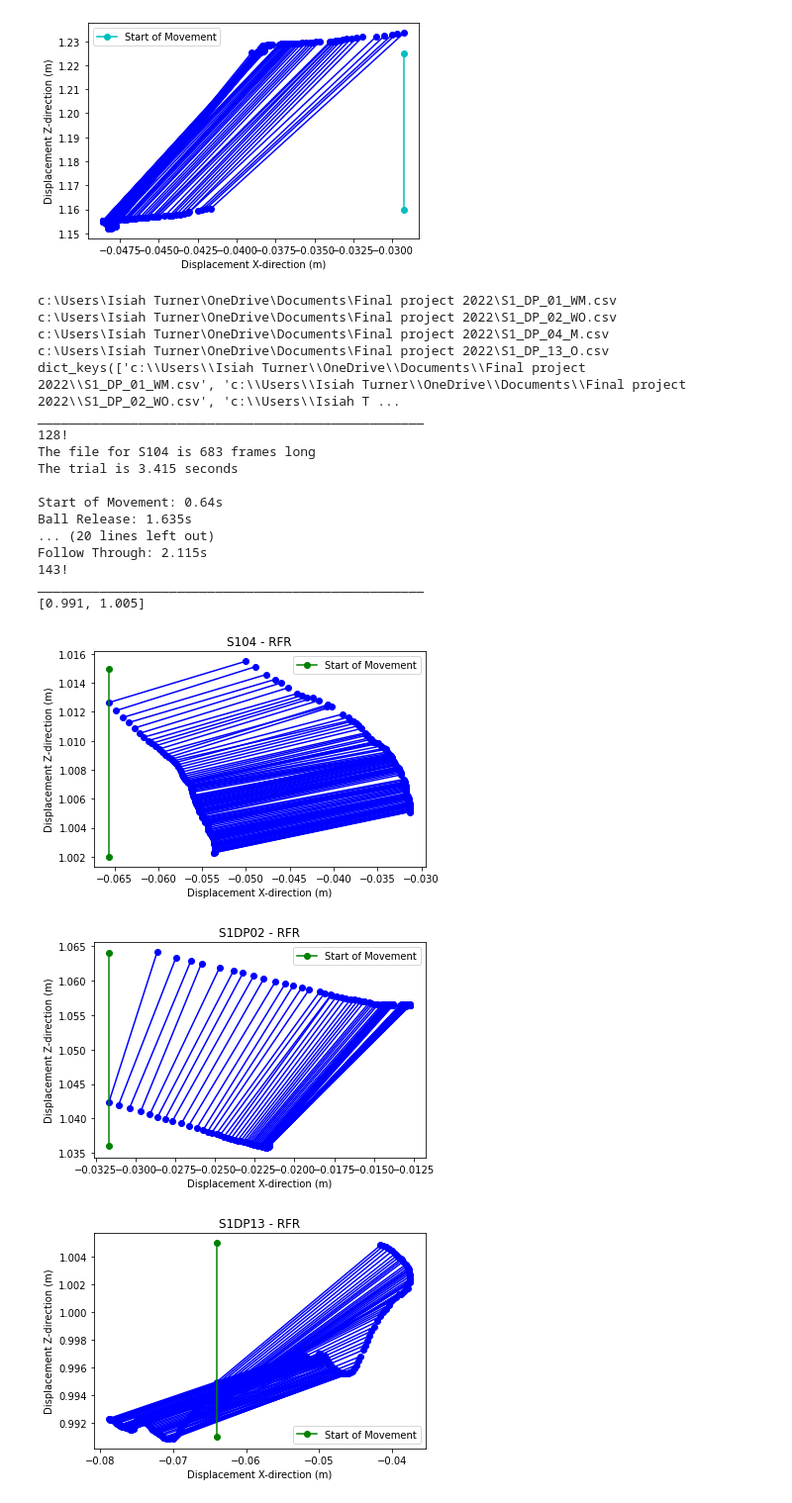
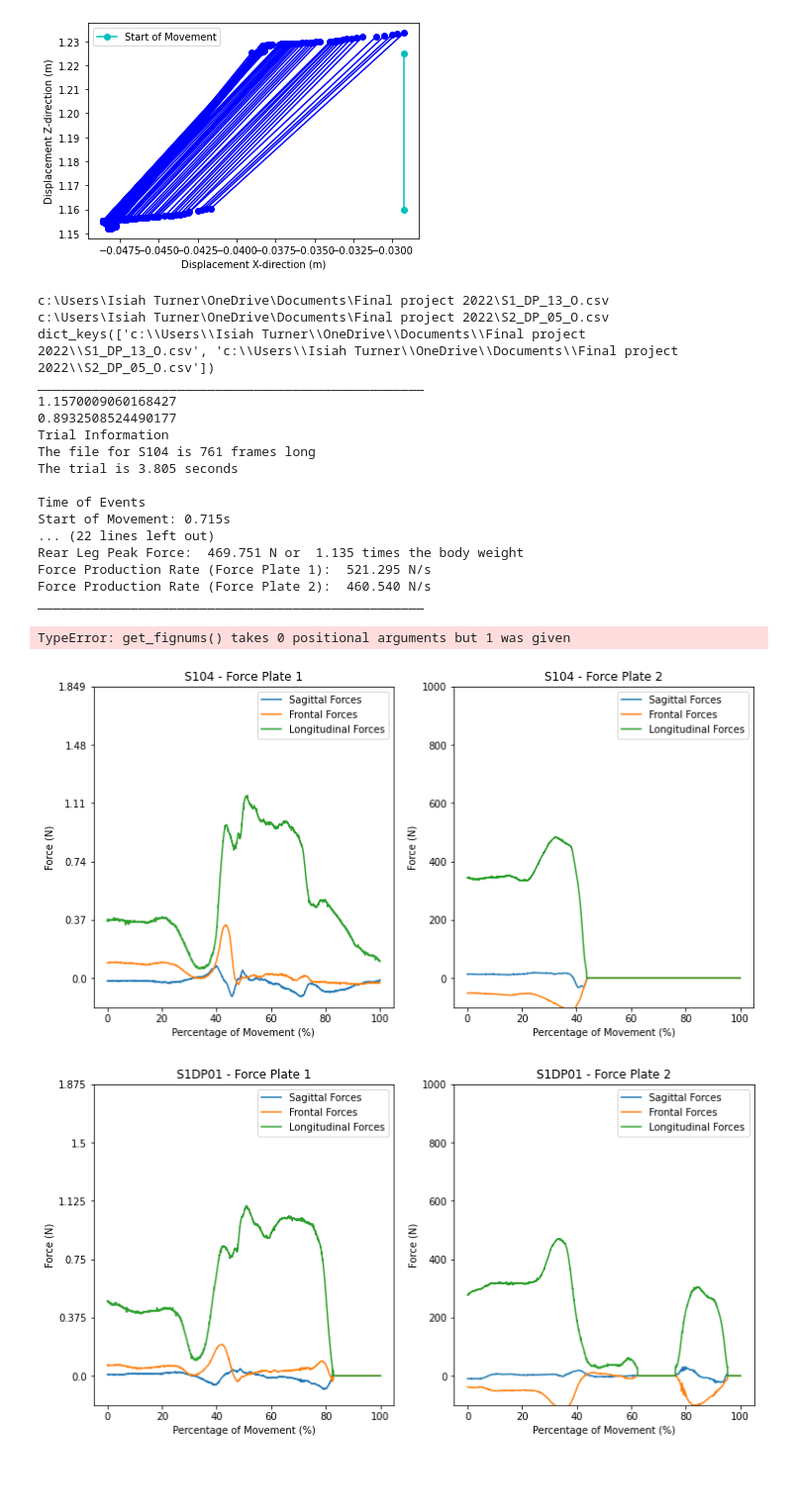
Before and after one commit to isiahturner/Final-project-2022, a Jupyter notebook: Test2.ipynb, the cells around one changed output. Shown at 99% size. Saved outputs shown, nothing was run; the diff lists cells and outputs as text; code cells hidden in the pictures; blank space fills up the shorter version.

```diff
--- a/Test2.ipynb
+++ b/Test2.ipynb
@@ -267,7 +267,7 @@ for file in files:
     # Takes the imported dataframe and isolates the last names into a data series
 
     filesToCombine[f'{file}'] = columnCheck
-    maxCols[f'{file}'] = len(columnCheck.columns)
+    #maxCols[f'{file}'] = len(columnCheck.columns)
     # Using the function that filters the last name based on the letter you want
 
     # Convert the list of filtered names into a data series
@@ -276,6 +276,7 @@ for file in files:
     # Add the new data series to the list
 print(filesToCombine.keys())
 print('_____' * 10)
+
 def graphSegment(dataset, colX1, colZ1, colX2, colZ2, startRange, endRange, titleName, firstLine = 0, secondLine = 0, thirdLine = 0):
     # * The function plots the segment between two markers to visualize the segment's movement over time.
     # * Due to the amount of data points, the function is created so you can splice the dataset to visualize
@@ -375,7 +376,10 @@ def visualizeForces(data5, titleName):
 
     x = list(np.arange(0, len(data5.iloc[:]['FP1'])))
     for counter in range(len(x)):
-        x[counter] = x[counter]/1000
+        # x[counter] = x[counter]/1000
+        x[counter] = (x[counter]/len(x)) * 100
+
+    bodyWeight = data5.iloc[0]['FP1.2'] + data5.iloc[0]['FP2.2']
 
     fig, (ax1, ax2) = plt.subplots(1, 2, figsize = (12, 6))
 
@@ -388,10 +392,20 @@ def visualizeForces(data5, titleName):
     ax2.plot(x, data5.iloc[:]['FP2.2'], label = 'Longitudinal Forces')
 
     ax1.set_title(titleName + ' - Force Plate 1')
+    ax1.set_xlabel('Percentage of Movement (%)')
+    ax1.set_ylabel('Force (N)')
+
     ax1.set_ylim(-100, 1000)
+    y = np.array([0, 200, 400, 600, 800, 1000])
+    ticks = [round(0/bodyWeight, 3), round(200/bodyWeight, 3), round(400/bodyWeight, 3), round(600/bodyWeight, 3),
+    round(800/bodyWeight, 3), round(1000/bodyWeight, 3)]
+    ax1.set_yticks(y, ticks)
+
     ax1.legend()
 
     ax2.set_title(titleName + ' - Force Plate 2')
+    ax2.set_xlabel('Percentage of Movement (%)')
+    ax2.set_ylabel('Force (N)')
     ax2.set_ylim(-100, 1000)
     ax2.legend()
 
@@ -423,7 +437,7 @@ def visualizeForces(data5, titleName):
 def forceComparison(**kwargs):
     #The function brings in as many data sets as you want as keyword arguments
     figureList = []
-    yPeak = 0
+
     for titleName, dataset in kwargs.items():
         #Do something
         # Perform the initial report
@@ -442,7 +456,9 @@ def forceComparison(**kwargs):
 
         # Running the function that visualizes the forces and gives peak force
         currentFigure, peakForce1, peakForce2, forceRateFP1, forceRateFP2 = visualizeForces(dataset, f'{titleName}')
-
+        bodyWeight = dataset.iloc[0]['FP1.2'] + dataset.iloc[0]['FP2.2']
+        print(peakForce1 / bodyWeight)
+        print(peakForce2/bodyWeight)
         figureList.append(currentFigure)
 
         # Visualizing/Communicating the total frame length and the trial times
@@ -456,8 +472,8 @@ def forceComparison(**kwargs):
         print(f'Follow Through: {followThrough/200}s')
         print(" ")
         print(fontstyle.apply('Force Data', 'BOLD/BLACK/WHITE_BG'))
-        print(f'Lead Leg Peak Force: {peakForce1: .3f} N')
-        print(f'Rear Leg Peak Force: {peakForce2: .3f} N')
+        print(f'Lead Leg Peak Force: {peakForce1: .3f} N or {bodyWeight/peakForce1: .3f} times the body weight')
+        print(f'Rear Leg Peak Force: {peakForce2: .3f} N or {bodyWeight/peakForce2: .3f} times the body weight')
         print(f'Force Production Rate (Force Plate 1): {forceRateFP1: .3f} N/s')
         print(f'Force Production Rate (Force Plate 2): {forceRateFP2: .3f} N/s')
         print('_____' * 10)
@@ -491,53 +507,53 @@ def segmentComparison(**kwargs):
         print(f'The trial is {trialLength} seconds')
         print(" ")
         print(f'Start of Movement: {footStrike/200}s')
         print(f'Ball Release: {ballRelease/200}s')
         print(f'Follow Through: {followThrough/200}s')
 
         print(f'{footStrike}!')
         print('_____' * 10)
 
         currentFigure = graphSegment(dataset, 'RFR1', 'RFR1.2', 'RFR3', 'RFR3.2', 0, footStrike, titleName, firstLine = footStrike, secondLine = ballRelease, thirdLine = followThrough)
 
         figureList.append(currentFigure)
 
     return figureList
 
 
-# forceFigures = forceComparison(S104 = filesToCombine['c:\\Users\\Isiah Turner\\OneDrive\\Documents\\Final project 2022\\S1_DP_04_M.csv'],
-# S1DP01 = filesToCombine['c:\\Users\\Isiah Turner\\OneDrive\\Documents\\Final project 2022\\S1_DP_01_WM.csv'],
+forceFigures = forceComparison(S104 = filesToCombine['c:\\Users\\Isiah Turner\\OneDrive\\Documents\\Final project 2022\\S1_DP_13_O.csv'],
+S1DP01 = filesToCombine['c:\\Users\\Isiah Turner\\OneDrive\\Documents\\Final project 2022\\S2_DP_05_O.csv'])
+
+# segmentFigures = segmentComparison(S104 = filesToCombine['c:\\Users\\Isiah Turner\\OneDrive\\Documents\\Final project 2022\\S1_DP_04_M.csv'],
+# S1DP02 = filesToCombine['c:\\Users\\Isiah Turner\\OneDrive\\Documents\\Final project 2022\\S1_DP_01_WM.csv'],
 # S1DP13 = filesToCombine['c:\\Users\\Isiah Turner\\OneDrive\\Documents\\Final project 2022\\S1_DP_13_O.csv'])
 
-segmentFigures = segmentComparison(S104 = filesToCombine['c:\\Users\\Isiah Turner\\OneDrive\\Documents\\Final project 2022\\S1_DP_04_M.csv'],
-S1DP02 = filesToCombine['c:\\Users\\Isiah Turner\\OneDrive\\Documents\\Final project 2022\\S1_DP_01_WM.csv'],
-S1DP13 = filesToCombine['c:\\Users\\Isiah Turner\\OneDrive\\Documents\\Final project 2022\\S1_DP_13_O.csv'])
-
-#plt.show(forceFigures[0])
+# for figNum in plt.get_fignums():
+#     print(type(figNum))
 # plt.show(forceFigures[2])
 
 ###Checks
 #print(filesToCombine['c:\\Users\\Isiah Turner\\OneDrive\\Documents\\Final project 2022\\S1_DP_01_WM.csv'].iloc[0]['Foot Strike'])
 #print(maxCols['c:\\Users\\Isiah Turner\\OneDrive\\Documents\\Final project 2022\\S1_DP_01_WM.csv'])
 
 # print(x)
 # %% [output]
-c:\Users\Isiah Turner\OneDrive\Documents\Final project 2022\S1_DP_01_WM.csv
-c:\Users\Isiah Turner\OneDrive\Documents\Final project 2022\S1_DP_02_WO.csv
-c:\Users\Isiah Turner\OneDrive\Documents\Final project 2022\S1_DP_04_M.csv
 c:\Users\Isiah Turner\OneDrive\Documents\Final project 2022\S1_DP_13_O.csv
-dict_keys(['c:\\Users\\Isiah Turner\\OneDrive\\Documents\\Final project 2022\\S1_DP_01_WM.csv', 'c:\\Users\\Isiah Turner\\OneDrive\\Documents\\Final project 2022\\S1_DP_02_WO.csv', 'c:\\Users\\Isiah T ...
+c:\Users\Isiah Turner\OneDrive\Documents\Final project 2022\S2_DP_05_O.csv
+dict_keys(['c:\\Users\\Isiah Turner\\OneDrive\\Documents\\Final project 2022\\S1_DP_13_O.csv', 'c:\\Users\\Isiah Turner\\OneDrive\\Documents\\Final project 2022\\S2_DP_05_O.csv'])
 __________________________________________________
-128!
-The file for S104 is 683 frames long
-The trial is 3.415 seconds
+1.1570009060168427
+0.8932508524490177
+Trial Information
+The file for S104 is 761 frames long
+The trial is 3.805 seconds
 
-Start of Movement: 0.64s
-Ball Release: 1.635s
-... (20 lines left out)
-Follow Through: 2.115s
-143!
+Time of Events
+Start of Movement: 0.715s
+... (22 lines left out)
+Rear Leg Peak Force:  469.751 N or  1.135 times the body weight
+Force Production Rate (Force Plate 1):  521.295 N/s
+Force Production Rate (Force Plate 2):  460.540 N/s
 __________________________________________________
-[0.991, 1.005]
+TypeError: get_fignums() takes 0 positional arguments but 1 was given
-[figure, old version]
+[figure, new version]
-[figure, old version]
+[figure, new version]
-[figure, removed]
```
Also changed, not shown: parts of 7 cells of this notebook.
